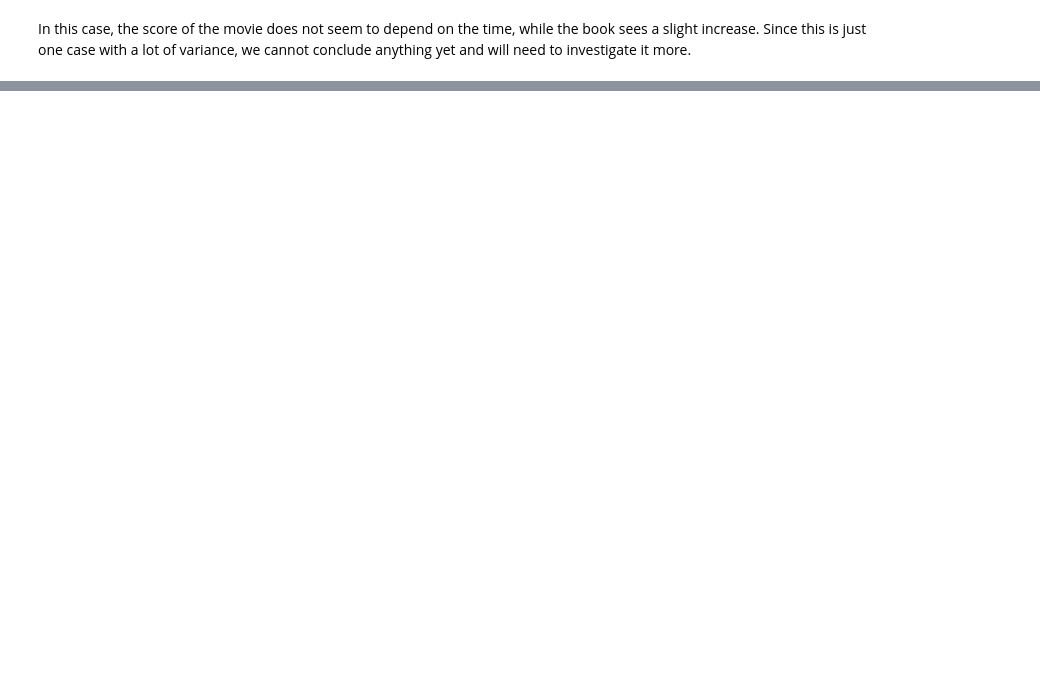
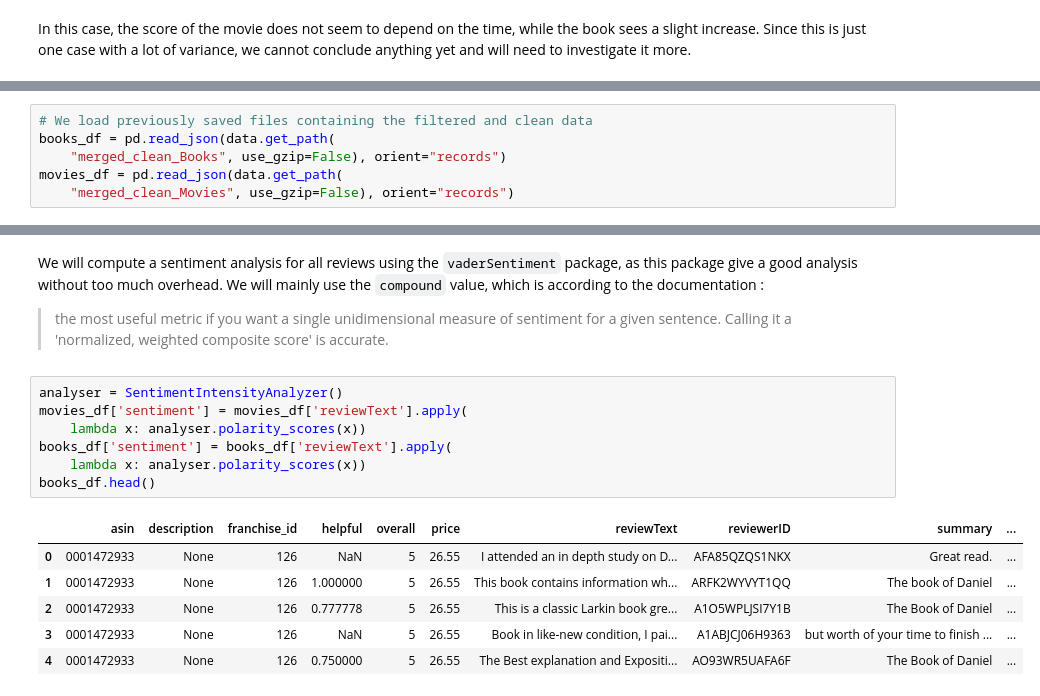
Before and after one commit to ImLemni/ada-epfl, a Jupyter notebook: project/Milestone2.ipynb, the cells around one changed output, grey strips where cells are left out. Drawn from its saved outputs; the diff is of its cells as text; blank space fills up the shorter version.

```diff
--- a/project/Milestone2.ipynb
+++ b/project/Milestone2.ipynb
@@ -883,0 +908,6 @@ In this case, the score of the movie does not seem to depend on the time, while
+# %%
+# We load previously saved files containing the filtered and clean data
+books_df = pd.read_json(data.get_path(
+    "merged_clean_Books", use_gzip=False), orient="records")
+movies_df = pd.read_json(data.get_path(
+    "merged_clean_Movies", use_gzip=False), orient="records")
@@ -883,0 +999,18 @@ In this case, the score of the movie does not seem to depend on the time, while
+# %% [markdown]
+We will compute a sentiment analysis for all reviews using the `vaderSentiment` package, as this package give a good analysis without too much overhead. We will mainly use the `compound` value, which is according to the documentation :
+>the most useful metric if you want a single unidimensional measure of sentiment for a given sentence.
+>Calling it a 'normalized, weighted composite score' is accurate.
+# %%
+analyser = SentimentIntensityAnalyzer()
+movies_df['sentiment'] = movies_df['reviewText'].apply(
+    lambda x: analyser.polarity_scores(x))
+books_df['sentiment'] = books_df['reviewText'].apply(
+    lambda x: analyser.polarity_scores(x))
+books_df.head()
+# %% [output]
+|  | asin | description | franchise_id | helpful | overall | price | reviewText | reviewerID | summary | ... |
+| 0 | 0001472933 | None | 126 | NaN | 5 | 26.55 | I attended an in depth study on D... | AFA85QZQS1NKX | Great read. | ... |
+| 1 | 0001472933 | None | 126 | 1.000000 | 5 | 26.55 | This book contains information wh... | ARFK2WYVYT1QQ | The book of Daniel | ... |
+| 2 | 0001472933 | None | 126 | 0.777778 | 5 | 26.55 | This is a classic Larkin book gre... | A1O5WPLJSI7Y1B | The Book of Daniel | ... |
+| 3 | 0001472933 | None | 126 | NaN | 5 | 26.55 | Book in like-new condition, I pai... | A1ABJCJ06H9363 | but worth of your time to finish ... | ... |
+| 4 | 0001472933 | None | 126 | 0.750000 | 5 | 26.55 | The Best explanation and Expositi... | AO93WR5UAFA6F | The Book of Daniel | ... |
```
Also changed, not shown: parts of 70 cells of this notebook, 2 other files.
